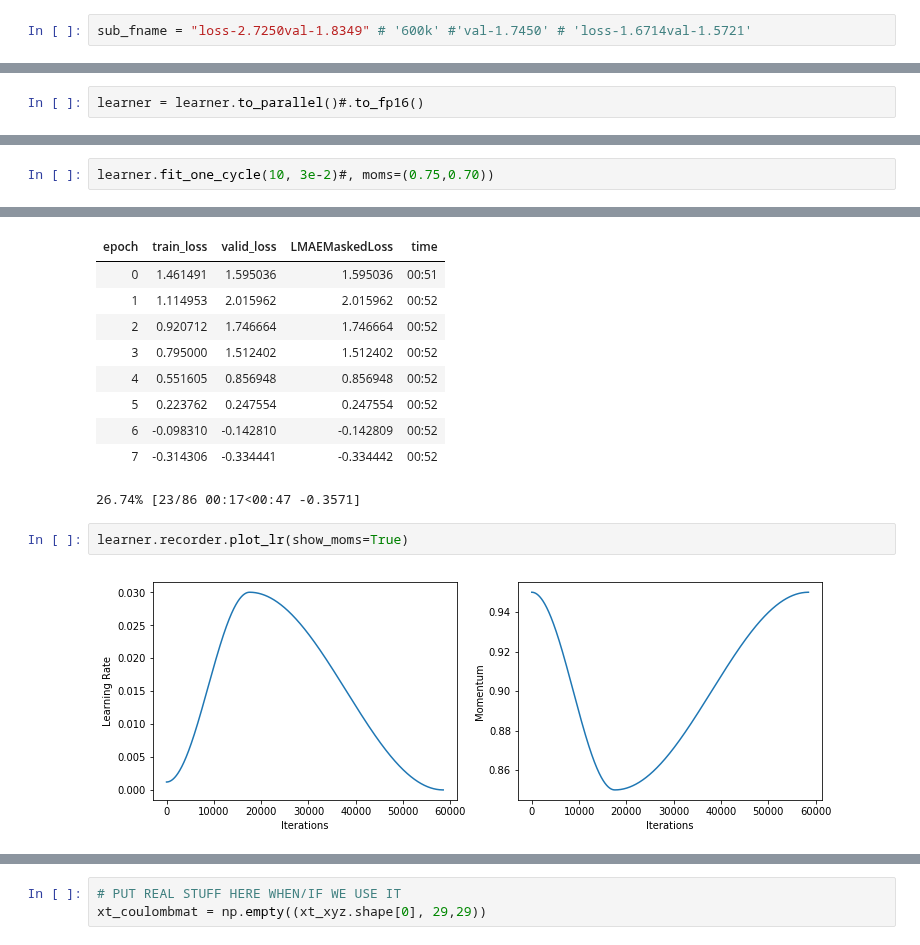
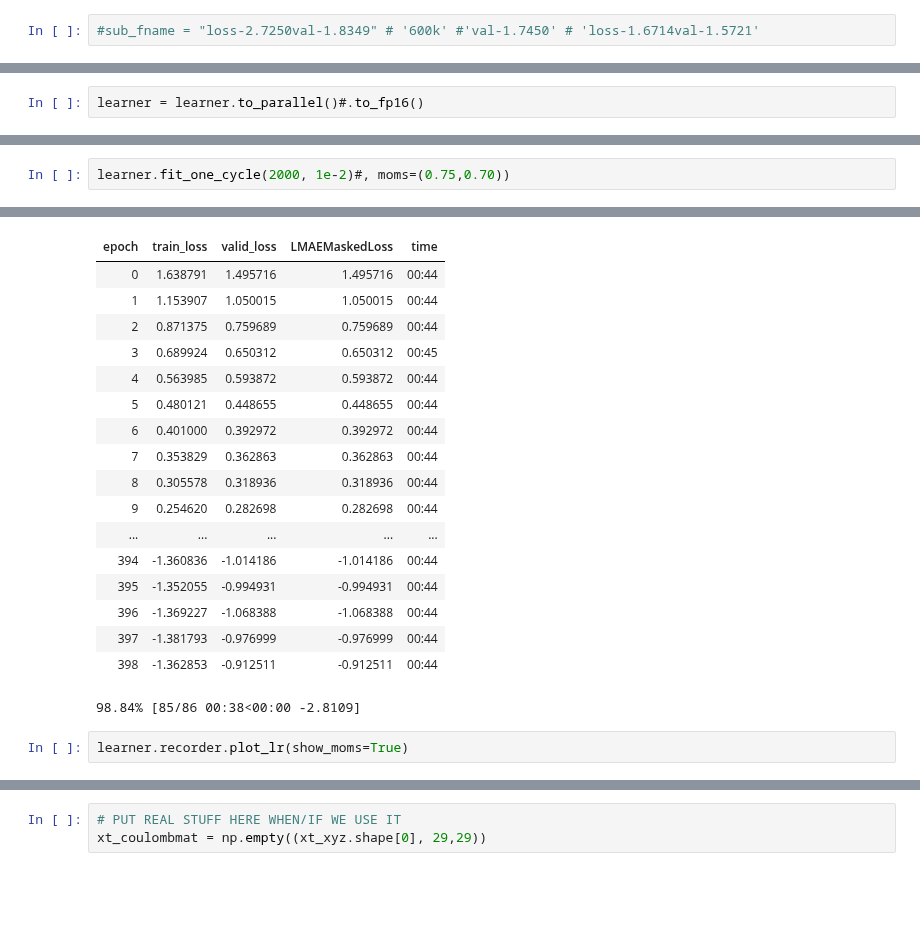
Before and after one commit to antorsae/champs-scalar-coupling, a Jupyter notebook: cloud.ipynb, the cells around one changed output, grey strips where cells are left out. Cells and saved outputs as stored; diff of their text form; blank space fills up the shorter version.

```diff
--- a/cloud.ipynb
+++ b/cloud.ipynb
@@ -606,7 +606,7 @@ learner = Learner(data,net, callbacks=[ChemCallback()],
                   metrics=[ partial(LMAEMaskedLoss,input_transform_weight=0., feature_transform_weight=0.)])
 data.batch_size = 4096*4
 # %%
-sub_fname = "loss-2.7250val-1.8349" # '600k' #'val-1.7450' # 'loss-1.6714val-1.5721'
+#sub_fname = "loss-2.7250val-1.8349" # '600k' #'val-1.7450' # 'loss-1.6714val-1.5721'
 # %%
 try:
     print(f"Attempting to load: {sub_fname}... ", end="")
@@ -673,3 +672,3 @@ Min loss divided by 10: 4.37E-02
 # %%
-learner.fit_one_cycle(10, 3e-2)#, moms=(0.75,0.70))
+learner.fit_one_cycle(2000, 1e-2)#, moms=(0.75,0.70))
 # %% [output]
@@ -677,16 +676,22 @@ learner.fit_one_cycle(10, 3e-2)#, moms=(0.75,0.70))
 | epoch | train_loss | valid_loss | LMAEMaskedLoss | time |
-| 0 | 1.461491 | 1.595036 | 1.595036 | 00:51 |
-| 1 | 1.114953 | 2.015962 | 2.015962 | 00:52 |
-| 2 | 0.920712 | 1.746664 | 1.746664 | 00:52 |
-| 3 | 0.795000 | 1.512402 | 1.512402 | 00:52 |
-| 4 | 0.551605 | 0.856948 | 0.856948 | 00:52 |
-| 5 | 0.223762 | 0.247554 | 0.247554 | 00:52 |
-| 6 | -0.098310 | -0.142810 | -0.142809 | 00:52 |
-| 7 | -0.314306 | -0.334441 | -0.334442 | 00:52 |
+| 0 | 1.638791 | 1.495716 | 1.495716 | 00:44 |
+| 1 | 1.153907 | 1.050015 | 1.050015 | 00:44 |
+| 2 | 0.871375 | 0.759689 | 0.759689 | 00:44 |
+| 3 | 0.689924 | 0.650312 | 0.650312 | 00:45 |
+| 4 | 0.563985 | 0.593872 | 0.593872 | 00:44 |
+| 5 | 0.480121 | 0.448655 | 0.448655 | 00:44 |
+| 6 | 0.401000 | 0.392972 | 0.392972 | 00:44 |
+| 7 | 0.353829 | 0.362863 | 0.362863 | 00:44 |
+| 8 | 0.305578 | 0.318936 | 0.318936 | 00:44 |
+| 9 | 0.254620 | 0.282698 | 0.282698 | 00:44 |
+| ... | ... | ... | ... | ... |
+| 394 | -1.360836 | -1.014186 | -1.014186 | 00:44 |
+| 395 | -1.352055 | -0.994931 | -0.994931 | 00:44 |
+| 396 | -1.369227 | -1.068388 | -1.068388 | 00:44 |
+| 397 | -1.381793 | -0.976999 | -0.976999 | 00:44 |
+| 398 | -1.362853 | -0.912511 | -0.912511 | 00:44 |
-26.74% [23/86 00:17<00:47 -0.3571]
+98.84% [85/86 00:38<00:00 -2.8109]
 # %%
 learner.recorder.plot_lr(show_moms=True)
-# %% [output]
-[figure, removed]
 # %%
 learner.recorder.plot_losses()
```
Also changed, not shown: parts of 12 cells of this notebook, 1 other file.
